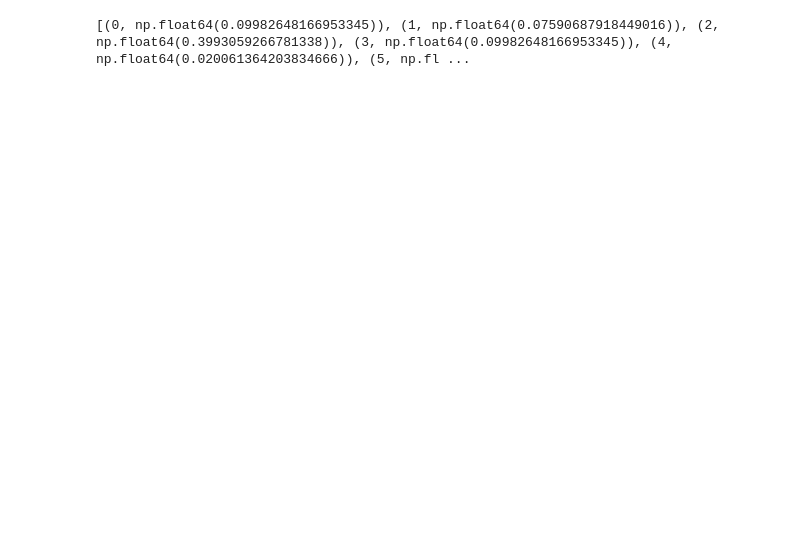
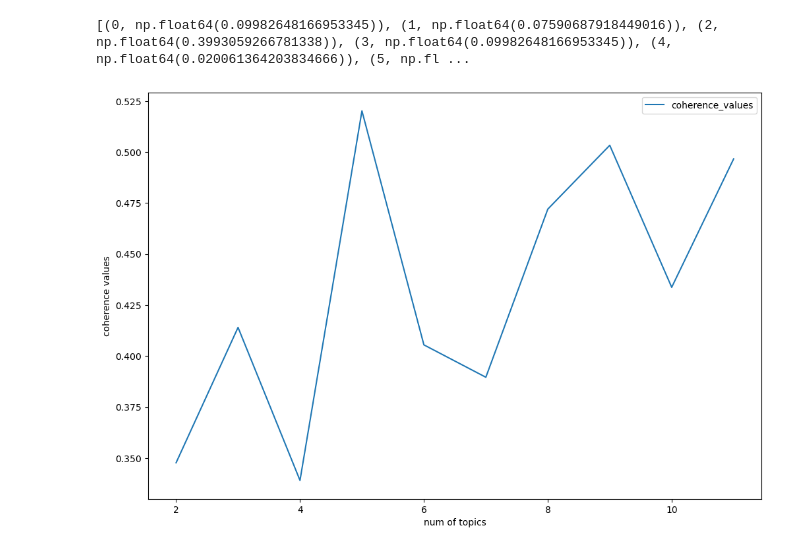
Before and after one commit to wanderer878/jupyter, a Jupyter notebook: nlp_real_life_practice.ipynb, the cells around one changed output. Saved outputs shown, nothing was run; the diff lists cells and outputs as text; code cells hidden in the pictures; blank space fills up the shorter version.

```diff
--- a/nlp_real_life_practice.ipynb
+++ b/nlp_real_life_practice.ipynb
@@ -786,3 +792,20 @@ corpus_tfidf = tfidf[fake_doc_term] # now this will change into usable part , ju
 print(list(corpus_tfidf)[0])
 # %% [output]
 [(0, np.float64(0.09982648166953345)), (1, np.float64(0.07590687918449016)), (2, np.float64(0.3993059266781338)), (3, np.float64(0.09982648166953345)), (4, np.float64(0.020061364203834666)), (5, np.fl ...
+# %%
+lsa_models_list = []
+coherence_values = []
+
+for num_topics_i in range(min_topics, max_topics+1):
+    lsa = gensim.models.LsiModel(corpus= corpus_tfidf, num_topics= num_topics_i, id2word= dictionary, random_seed= 0)
+    lsa_models_list.append(lsa)
+    coherence_model = gensim.models.CoherenceModel(model= lsa, texts= fake_text, dictionary= dictionary, coherence = 'c_v')
+    coherence_values.append(coherence_model.get_coherence())
+# %%
+plt.plot(range(min_topics, max_topics+1), coherence_values)
+plt.xlabel('num of topics')
+plt.ylabel('coherence values')
+plt.legend(('coherence_values',), loc = 'best')
+plt.show()
+# %% [output]
+[figure, added]
```
Also changed, not shown: parts of 15 cells of this notebook.
